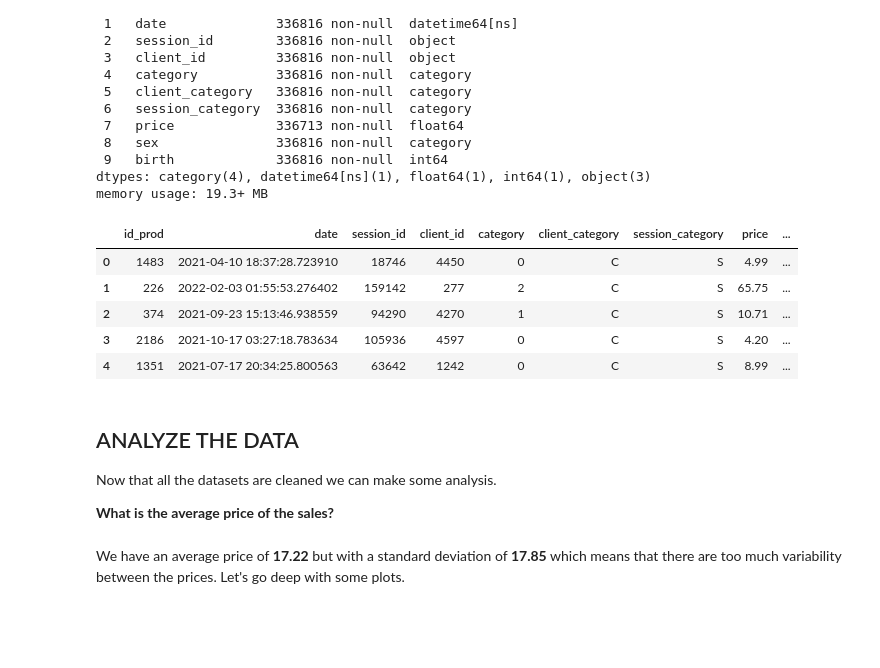
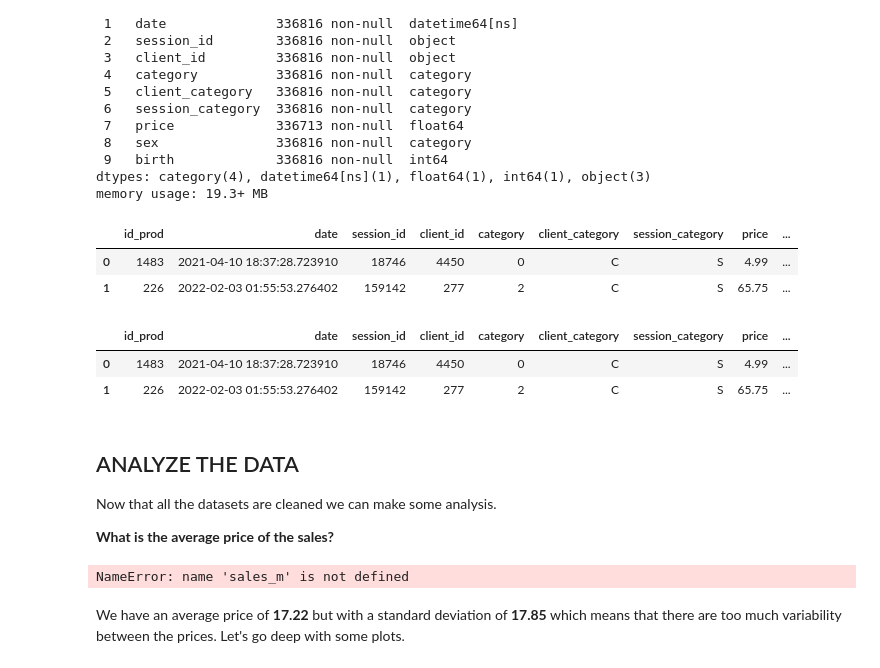
Before and after one commit to furawa/OC_data_analyst_projects, a Jupyter notebook: 02_analyze_company_sales/analyze_company_sales.ipynb, the cells around one changed output. Cells and saved outputs as stored; diff of their text form; code cells hidden in the pictures; blank space fills up the shorter version.

Commit message:
refactor: Remove column birth creating another variable for the result dataframe

```diff
--- a/02_analyze_company_sales/analyze_company_sales.ipynb
+++ b/02_analyze_company_sales/analyze_company_sales.ipynb
@@ -331,14 +331,19 @@ memory usage: 19.3+ MB
 # %%
 # Create the variable age, today date - birth date
 sales_df["age"] = datetime.datetime.now().year - sales_df.birth
-sales_df.head()
+sales_df.head(2)
 # %% [output]
 |  | id_prod | date | session_id | client_id | category | client_category | session_category | price | ... |
 | 0 | 1483 | 2021-04-10 18:37:28.723910 | 18746 | 4450 | 0 | C | S | 4.99 | ... |
 | 1 | 226 | 2022-02-03 01:55:53.276402 | 159142 | 277 | 2 | C | S | 65.75 | ... |
-| 2 | 374 | 2021-09-23 15:13:46.938559 | 94290 | 4270 | 1 | C | S | 10.71 | ... |
-| 3 | 2186 | 2021-10-17 03:27:18.783634 | 105936 | 4597 | 0 | C | S | 4.20 | ... |
-| 4 | 1351 | 2021-07-17 20:34:25.800563 | 63642 | 1242 | 0 | C | S | 8.99 | ... |
+# %%
+# Remove the useless column birth
+clean_df = sales_df.drop("birth", axis = 1)
+clean_df.head(2)
+# %% [output]
+|  | id_prod | date | session_id | client_id | category | client_category | session_category | price | ... |
+| 0 | 1483 | 2021-04-10 18:37:28.723910 | 18746 | 4450 | 0 | C | S | 4.99 | ... |
+| 1 | 226 | 2022-02-03 01:55:53.276402 | 159142 | 277 | 2 | C | S | 65.75 | ... |
 # %% [markdown]
 ## ANALYZE THE DATA
 
@@ -351,3 +354,7 @@ sales_merge.describe()
+# %%
+sales_m#erge#.describe()
+# %% [output]
+NameError: name 'sales_m' is not defined
 # %% [markdown]
 We have an average price of **17.22** but with a standard deviation of **17.85** which means that there are too much variability between the prices. Let's go deep with some plots.
 # %%
```
Also changed, not shown: parts of 1 cell of this notebook.
